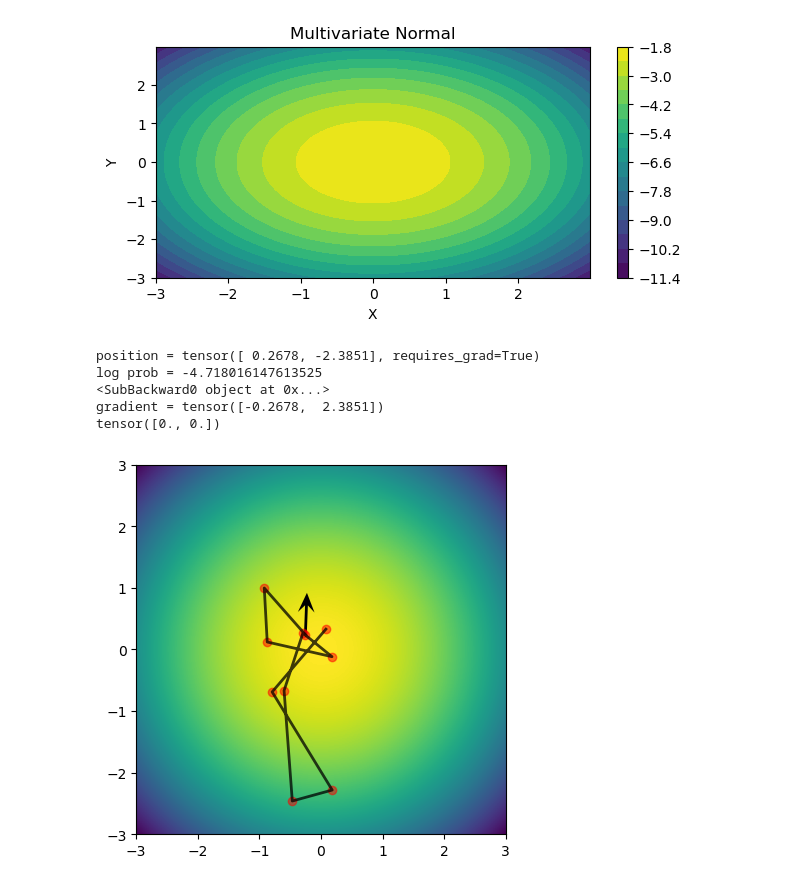
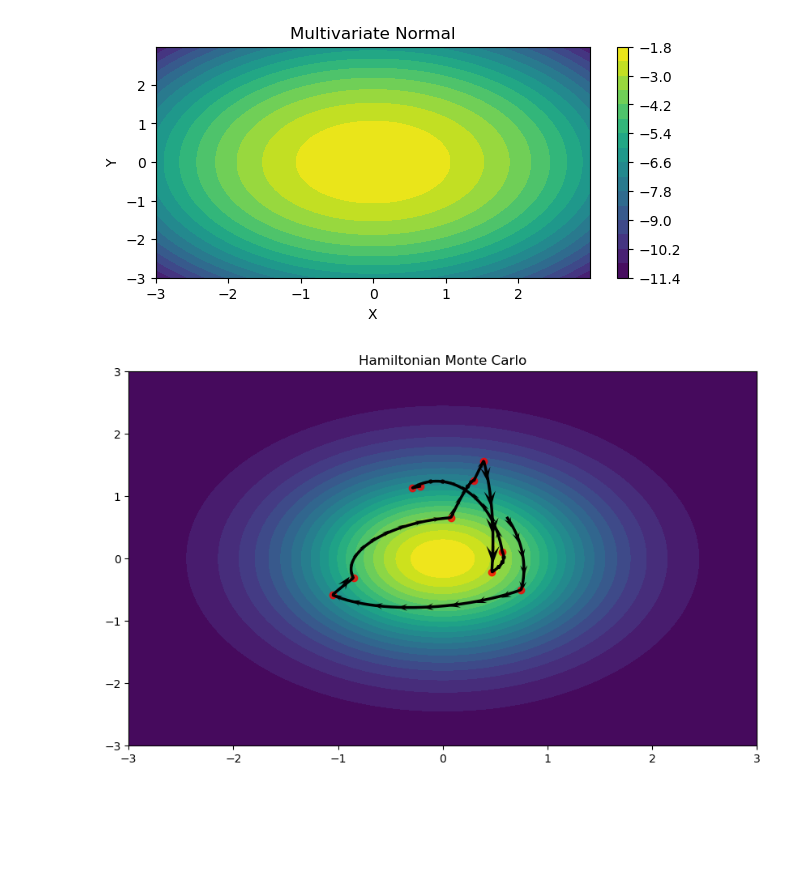
Before and after one commit to GStechschulte/autodidact, a Jupyter notebook: Probability/samplers/samplers_hmc.ipynb, the cells around one changed output. Saved outputs shown, nothing was run; the diff lists cells and outputs as text; code cells hidden in the pictures; blank space fills up the shorter version.

Commit message:
plotting of HMC sampler

```diff
--- a/Probability/samplers/samplers_hmc.ipynb
+++ b/Probability/samplers/samplers_hmc.ipynb
@@ -32,23 +29,3 @@ import scipy.stats as st
-# %%
-position = torch.randn(2, requires_grad=True)
-print(f'position = {position}')
-
-mvn_output = mvn.log_prob(position)
-print(f'log prob = {mvn_output}')
-print(mvn_output.grad_fn)
-
-mvn_output.backward()
-print(f'gradient = {position.grad}') ## dVdq
-
-# must zero out gradients
-position.grad.zero_()
-print(position.grad)
-# %% [output]
-position = tensor([ 0.2678, -2.3851], requires_grad=True)
-log prob = -4.718016147613525
-<SubBackward0 object at 0x...>
-gradient = tensor([-0.2678,  2.3851])
-tensor([0., 0.])
 # %%
 def log_probs_to_img(dist, extent=None, num=100):
 
@@ -56,9 +33,8 @@ def log_probs_to_img(dist, extent=None, num=100):
         extent = (-3, 3, -3, 3)
 
     X, Y = torch.meshgrid(torch.linspace(*extent[:2], num), torch.linspace(*extent[2:], num))
-    #Z = np.array([np.exp(-neg_log_p(j)) for j in np.array((X.ravel(), Y.ravel())).T]).reshape(X.shape)
     Z = torch.dstack((X, Y))
 
-    log_probs = dist.log_prob(Z)
+    log_probs = torch.exp(dist.log_prob(Z))
 
-    return log_probs, extent
+    return X, Y, log_probs, extent
@@ -71,6 +72,8 @@ def leapfrog(q, p, dist, path_len, step_size):
     p -= step_size * q.grad / 2
     q.grad.zero_()
 
+    leap_q = []
+    leap_p = []
     for _ in range(int(path_len / step_size) - 1):
 
         q.grad.zero_()
@@ -80,6 +83,9 @@ def leapfrog(q, p, dist, path_len, step_size):
         output.backward()
         p -= step_size * q.grad
 
+        leap_q.append(q.clone())
+        leap_p.append(p.clone())
+
     output = -dist.log_prob(q)
     output.backward()
 
@@ -88,5 +94,5 @@ def leapfrog(q, p, dist, path_len, step_size):
 
     p -= step_size * q.grad / 2
 
-    return q, -p
+    return q, -p, leap_q, leap_p
 # %%
@@ -164,31 +164,17 @@ def hamiltonian_monte_carlo(n_samples, dist, initial_position, path_len=1, step_
 # %%
 mvn = dist.MultivariateNormal(torch.zeros(2), torch.eye(2))
 init_pos = torch.randn(2, requires_grad=True)
 
-Z, extent = log_probs_to_img(mvn, (-3, 3, -3, 3), num=200)
+X, Y, Z, extent = log_probs_to_img(mvn, (-3, 3, -3, 3), num=200)
 
-## positions != samples (TO DO!!!)
-samples, momentums = hamiltonian_monte_carlo(
+samples, leap_q, leap_p = hamiltonian_monte_carlo(
     n_samples=10,
     dist=mvn,
     initial_position=init_pos,
     path_len=1,
     step_size=0.01
     )
 
-steps = slice(None, None, 15)
-
-plt.quiver(
-    samples[steps, 0], samples[steps, 1], momentums[steps, 0], momentums[steps, 1],
-    headwidth=6, scale=10, headlength=7
-    )
-# #plt.quiver(positions[0], positions[1], momentums[0], momentums[1], headwidth=6, headlength=7, scale=10, alpha=0.8)
-plt.plot(samples[:, 0], samples[:, 1], 'k-', lw=2, alpha=0.75)
-
-plt.imshow(Z, extent=extent);
-plt.scatter(
-    samples[:, 0], samples[:, 1],
-    color='red', alpha=0.5
-    );
+plot_hmc(samples, leap_q, leap_p, extent)
 # %% [output]
-[figure, old version]
+[figure, new version]
```
Also changed, not shown: parts of 3 cells of this notebook.
